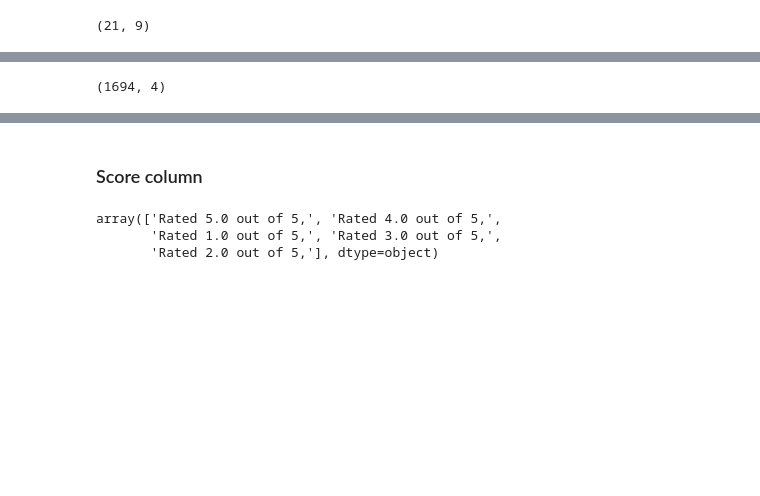
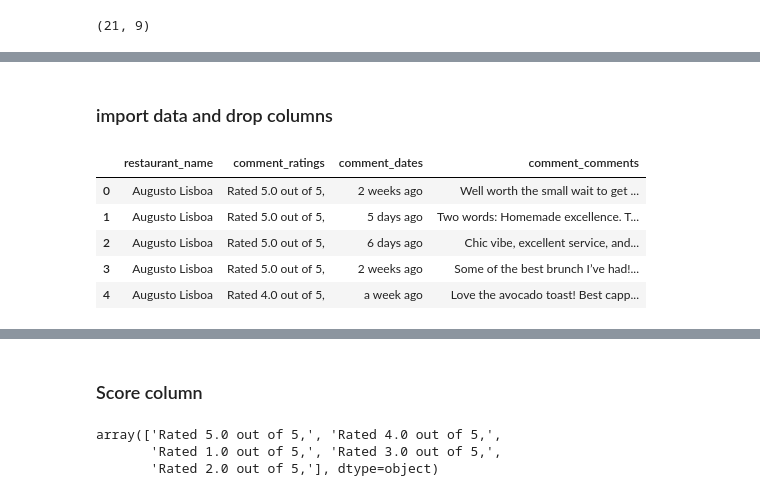
Before and after one commit to MalouO/small_business, a Jupyter notebook: notebooks/Google_map_data.ipynb, the cells around one changed output, grey strips where cells are left out. Cells and saved outputs as stored; diff of their text form; code cells hidden in the pictures; blank space fills up the shorter version.

```diff
--- a/notebooks/Google_map_data.ipynb
+++ b/notebooks/Google_map_data.ipynb
@@ -168,4 +41,2 @@ df.Score.hist()
-# %%
-df.shape
-# %% [output]
-(1694, 4)
+# %% [markdown]
+### import data and drop columns
@@ -172,5 +47,14 @@ df.shape
 # %%
 df.drop_duplicates(inplace=True)
+# %%
+df.head()
+# %% [output]
+|  | restaurant_name | comment_ratings | comment_dates | comment_comments |
+| 0 | Augusto Lisboa | Rated 5.0 out of 5, | 2 weeks ago | Well worth the small wait to get ... |
+| 1 | Augusto Lisboa | Rated 5.0 out of 5, | 5 days ago | Two words: Homemade excellence. T... |
+| 2 | Augusto Lisboa | Rated 5.0 out of 5, | 6 days ago | Chic vibe, excellent service, and... |
+| 3 | Augusto Lisboa | Rated 5.0 out of 5, | 2 weeks ago | Some of the best brunch I’ve had!... |
+| 4 | Augusto Lisboa | Rated 4.0 out of 5, | a week ago | Love the avocado toast! Best capp... |
 # %%
 df.shape
 # %% [output]
```
Also changed, not shown: parts of 36 cells of this notebook.
